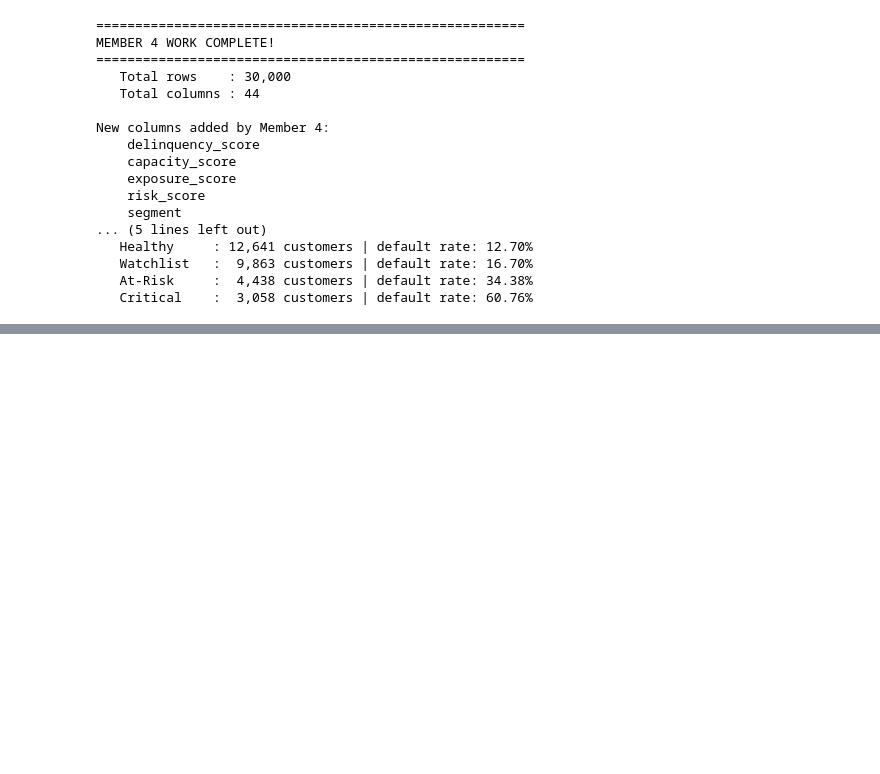
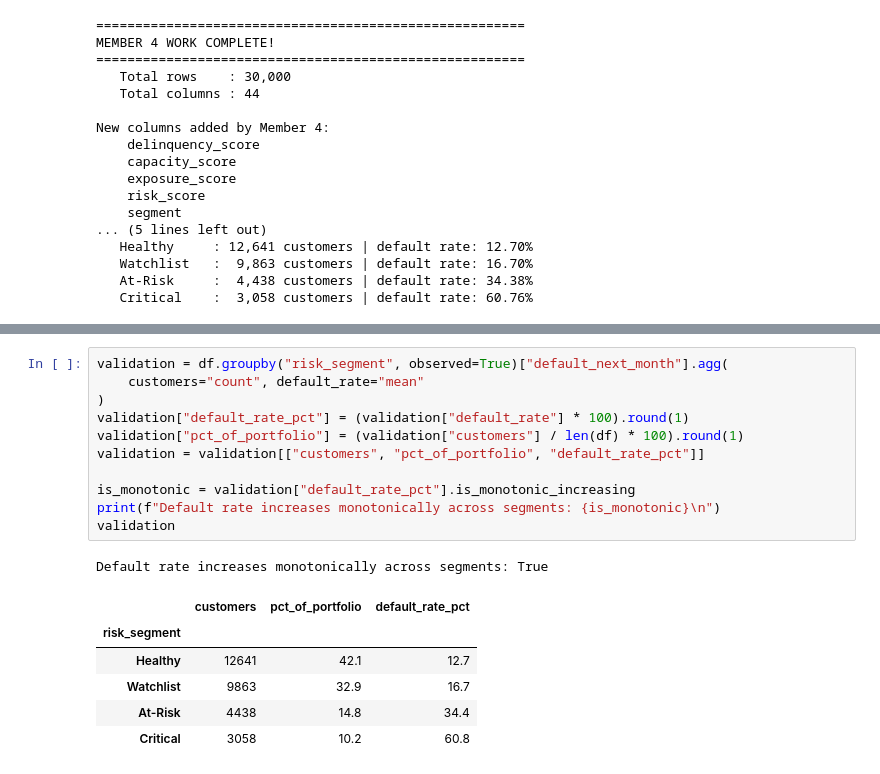
Before and after one commit to Dewmi2004/NovaX--Group-project-of-Python-for-DS-AI, a Jupyter notebook: NovaX.ipynb, the cells around one changed output, grey strips where cells are left out. Drawn from its saved outputs; the diff is of its cells as text; blank space fills up the shorter version.

```diff
--- a/NovaX.ipynb
+++ b/NovaX.ipynb
@@ -1944,0 +2017,19 @@ New columns added by Member 4:
+# %%
+validation = df.groupby("risk_segment", observed=True)["default_next_month"].agg(
+    customers="count", default_rate="mean"
+)
+validation["default_rate_pct"] = (validation["default_rate"] * 100).round(1)
+validation["pct_of_portfolio"] = (validation["customers"] / len(df) * 100).round(1)
+validation = validation[["customers", "pct_of_portfolio", "default_rate_pct"]]
+
+is_monotonic = validation["default_rate_pct"].is_monotonic_increasing
+print(f"Default rate increases monotonically across segments: {is_monotonic}\n")
+validation
+# %% [output]
+Default rate increases monotonically across segments: True
+|  | customers | pct_of_portfolio | default_rate_pct |
+| risk_segment |  |  |  |
+| Healthy | 12641 | 42.1 | 12.7 |
+| Watchlist | 9863 | 32.9 | 16.7 |
+| At-Risk | 4438 | 14.8 | 34.4 |
+| Critical | 3058 | 10.2 | 60.8 |
```
Also changed, not shown: parts of 3 cells of this notebook.
